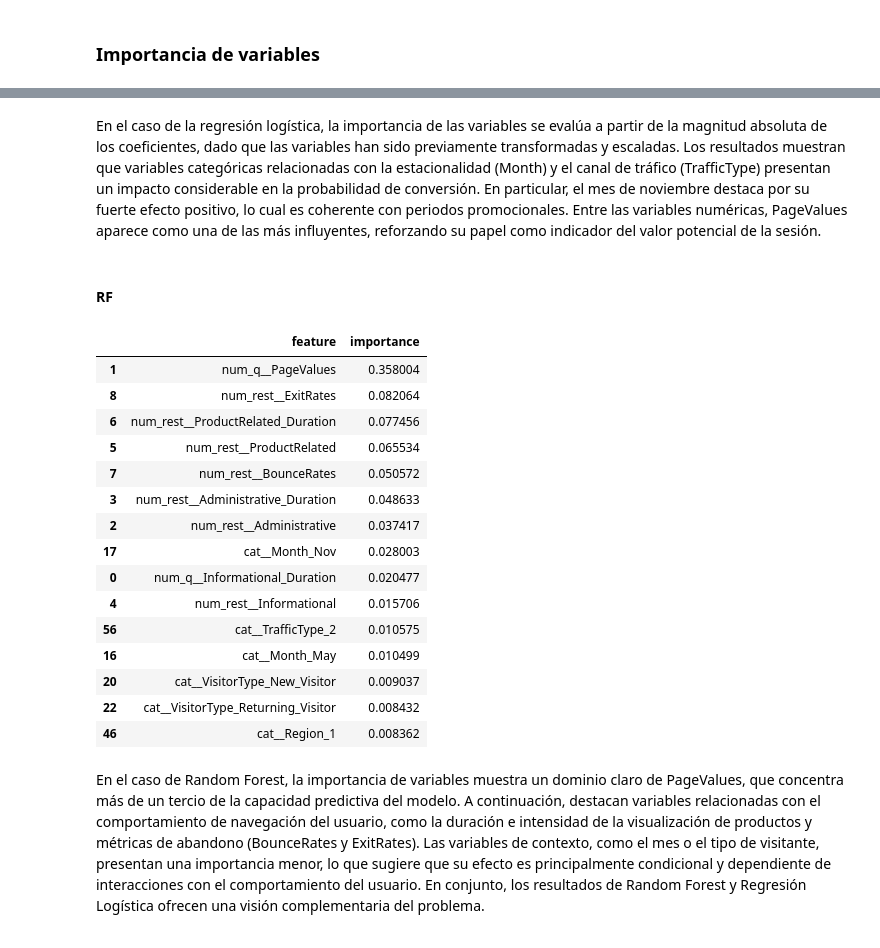
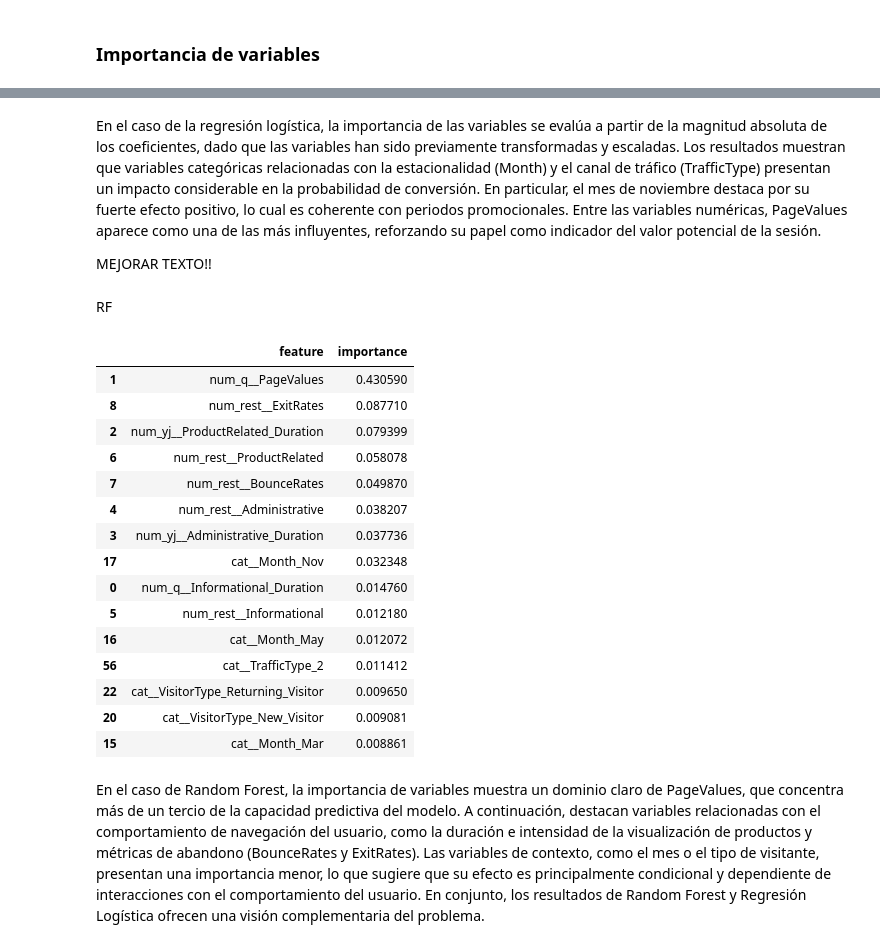
Before and after one commit to ADCO02/trabajoPreparacionDatos, a Jupyter notebook: Notebook.ipynb, the cells around one changed output, grey strips where cells are left out. Saved outputs shown, nothing was run; the diff lists cells and outputs as text; code cells hidden in the pictures.

```diff
--- a/Notebook.ipynb
+++ b/Notebook.ipynb
@@ -224,0 +248,2 @@ def evaluate(
+# %%
+rnd_st = 42
@@ -592,3 +595,7 @@ La aplicación del capado basado en IQR no produce mejoras significativas en la
+# %%
+df = df_cap
+X = df.drop(columns=["Revenue"])
+y = df["Revenue"]
 # %% [markdown]
 ## Escalado
 
@@ -796,7 +801,6 @@ main_vars = [
     "Administrative_Duration",
 ]
 
-# 1) Vista “tal cual” (Recorte SOLO visual (p.ej. 1%–99%) para que el hist no quede aplastado)
 for c in main_vars:
-    plot_hist_kde_and_box(df, c, bins=60, clip_quantiles=(0.01, 0.99))
+    plot_hist_kde_and_box(df, c, bins=60, log1p=True)
 # %% [output]
@@ -807,6 +811,2 @@ for c in main_vars:
 # %% [markdown]
 Dado que varias variables numéricas presentan una fuerte asimetría positiva, con gran concentración de valores cercanos a cero y colas largas hacia valores altos, se emplea la transformación log1p únicamente con fines exploratorios, con el objetivo de visualizar mejor la estructura interna de las distribuciones.
-# %%
-# 2) Vista log1p (muy útil para colas largas, sobre todo duraciones)
-for c in main_vars:
-    plot_hist_kde_and_box(df, c, bins=60, log1p=True)
@@ -1027,65 +999,59 @@ imp_lr.head(15)
 # %% [markdown]
 En el caso de la regresión logística, la importancia de las variables se evalúa a partir de la magnitud absoluta de los coeficientes, dado que las variables han sido previamente transformadas y escaladas. Los resultados muestran que variables categóricas relacionadas con la estacionalidad (Month) y el canal de tráfico (TrafficType) presentan un impacto considerable en la probabilidad de conversión. En particular, el mes de noviembre destaca por su fuerte efecto positivo, lo cual es coherente con periodos promocionales. Entre las variables numéricas, PageValues aparece como una de las más influyentes, reforzando su papel como indicador del valor potencial de la sesión.
+
+MEJORAR TEXTO!!
-# %% [markdown]
-#### RF
+# %% [markdown]
+RF
 # %%
-num_pipe_Q = Pipeline([
-    ("transform", QuantileTransformer(output_distribution="normal", n_quantiles=200, random_state=0)),
-    ("scaler", RobustScaler()),
-])
-
-num_cols_Q = ['Informational_Duration', 'PageValues']
-
-num_pipe_rest = Pipeline([
-    ("scaler", RobustScaler()),
-])
-
-num_cols_rest = [
-    c for c in num_cols
-    if c not in (num_cols_Q)
-]
-
 preprocess = ColumnTransformer(
     transformers=[
         ("num_q", num_pipe_Q, num_cols_Q),
+        ("num_yj", num_pipe_YJ, num_cols_YJ),
         ("num_rest", num_pipe_rest, num_cols_rest),
         ("cat", OneHotEncoder(handle_unknown="ignore"), cat_cols),
     ]
 )
 
+rf_final = RandomForestClassifier(
+    class_weight="balanced",
+    n_estimators=200,
+    random_state=rnd_st,
+    max_depth=20,
+    min_samples_leaf=5)
+
 pipe_rf = Pipeline([
     ("preprocess", preprocess),
-    ("model", RandomForestClassifier(class_weight='balanced', max_depth=20, n_estimators=200))
+    ("model", rf_final)
 ])
 
 pipe_rf.fit(X, y)
 
 feature_names_rf = pipe_rf.named_steps["preprocess"].get_feature_names_out()
 fi = pipe_rf.named_steps["model"].feature_importances_
 
 imp_rf = (
     pd.DataFrame({"feature": feature_names_rf, "importance": fi})
       .sort_values("importance", ascending=False)
 )
 
 imp_rf.head(15)
 # %% [output]
 |  | feature | importance |
-| 1 | num_q__PageValues | 0.358004 |
-| 8 | num_rest__ExitRates | 0.082064 |
-| 6 | num_rest__ProductRelated_Duration | 0.077456 |
-| 5 | num_rest__ProductRelated | 0.065534 |
-| 7 | num_rest__BounceRates | 0.050572 |
-| 3 | num_rest__Administrative_Duration | 0.048633 |
-| 2 | num_rest__Administrative | 0.037417 |
-| 17 | cat__Month_Nov | 0.028003 |
-| 0 | num_q__Informational_Duration | 0.020477 |
-| 4 | num_rest__Informational | 0.015706 |
-| 56 | cat__TrafficType_2 | 0.010575 |
-| 16 | cat__Month_May | 0.010499 |
-| 20 | cat__VisitorType_New_Visitor | 0.009037 |
-| 22 | cat__VisitorType_Returning_Visitor | 0.008432 |
-| 46 | cat__Region_1 | 0.008362 |
+| 1 | num_q__PageValues | 0.430590 |
+| 8 | num_rest__ExitRates | 0.087710 |
+| 2 | num_yj__ProductRelated_Duration | 0.079399 |
+| 6 | num_rest__ProductRelated | 0.058078 |
+| 7 | num_rest__BounceRates | 0.049870 |
+| 4 | num_rest__Administrative | 0.038207 |
+| 3 | num_yj__Administrative_Duration | 0.037736 |
+| 17 | cat__Month_Nov | 0.032348 |
+| 0 | num_q__Informational_Duration | 0.014760 |
+| 5 | num_rest__Informational | 0.012180 |
+| 16 | cat__Month_May | 0.012072 |
+| 56 | cat__TrafficType_2 | 0.011412 |
+| 22 | cat__VisitorType_Returning_Visitor | 0.009650 |
+| 20 | cat__VisitorType_New_Visitor | 0.009081 |
+| 15 | cat__Month_Mar | 0.008861 |
 # %% [markdown]
 En el caso de Random Forest, la importancia de variables muestra un dominio claro de PageValues, que concentra más de un tercio de la capacidad predictiva del modelo. A continuación, destacan variables relacionadas con el comportamiento de navegación del usuario, como la duración e intensidad de la visualización de productos y métricas de abandono (BounceRates y ExitRates). Las variables de contexto, como el mes o el tipo de visitante, presentan una importancia menor, lo que sugiere que su efecto es principalmente condicional y dependiente de interacciones con el comportamiento del usuario. En conjunto, los resultados de Random Forest y Regresión Logística ofrecen una visión complementaria del problema.
 # %% [markdown]
```
Also changed, not shown: parts of 71 cells of this notebook.
